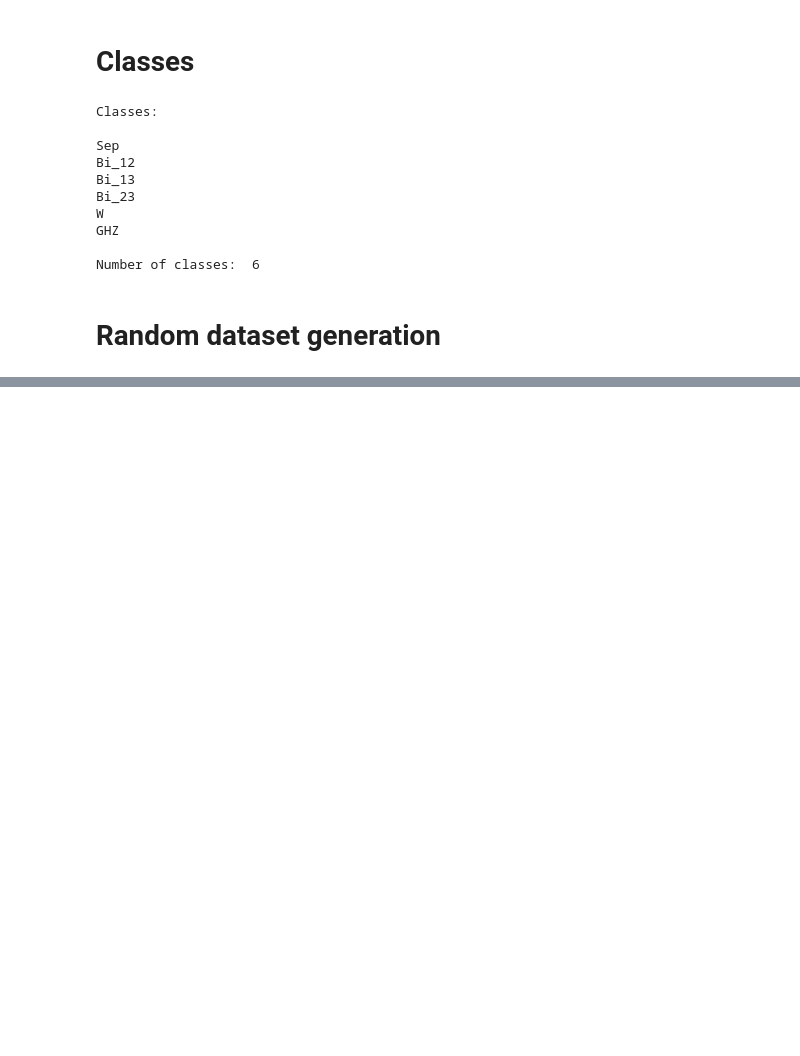
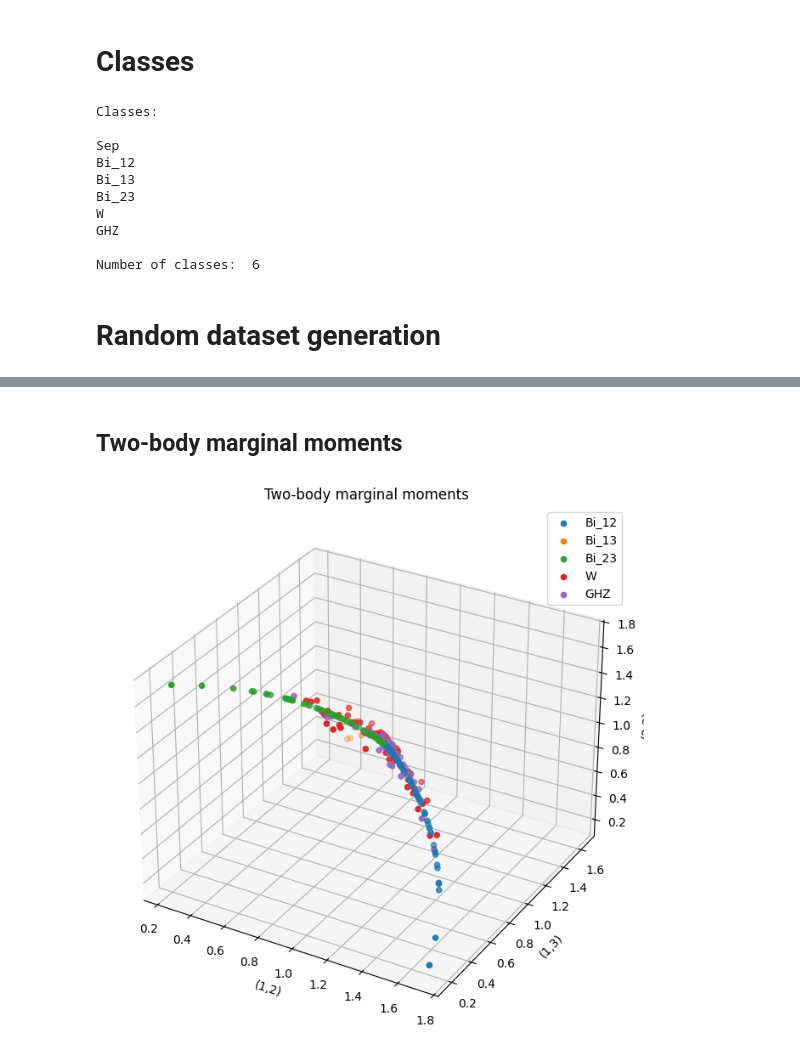
Before and after one commit to Garcia-Velo/-2024--bloch-lengths, a Jupyter notebook: notebooks/experiments/rand_meas/moments_SLOCC.ipynb, the cells around one changed output, grey strips where cells are left out. Cells and saved outputs as stored; diff of their text form; code cells hidden in the pictures; blank space fills up the shorter version.

```diff
--- a/notebooks/experiments/rand_meas/moments_SLOCC.ipynb
+++ b/notebooks/experiments/rand_meas/moments_SLOCC.ipynb
@@ -133,0 +204,21 @@ Time to generate density matrices: 0.08 s
+# %% [markdown]
+## Two-body marginal moments
+# %%
+fig = plt.figure(figsize=(8, 8))
+ax = fig.add_subplot(projection='3d')
+
+ax.scatter(R[(1,2)]['Bi_12'], R[(1,3)]['Bi_12'], R[(2,3)]['Bi_12'], label = 'Bi_12')
+ax.scatter(R[(1,2)]['Bi_13'], R[(1,3)]['Bi_13'], R[(2,3)]['Bi_13'], label = 'Bi_13')
+ax.scatter(R[(1,2)]['Bi_23'], R[(1,3)]['Bi_23'], R[(2,3)]['Bi_23'], label = 'Bi_23')
+ax.scatter(R[(1,2)]['W'], R[(1,3)]['W'], R[(2,3)]['W'], label = 'W')
+ax.scatter(R[(1,2)]['GHZ'], R[(1,3)]['GHZ'], R[(2,3)]['GHZ'], label = 'GHZ')
+
+ax.set_xlabel('(1,2)')
+ax.set_ylabel('(1,3)')
+ax.set_zlabel('(2,3)')
+ax.set_title('Two-body marginal moments')
+
+plt.legend()
+plt.show()
+# %% [output]
+[figure, added]
```
Also changed, not shown: parts of 10 cells of this notebook, 2 other files.
